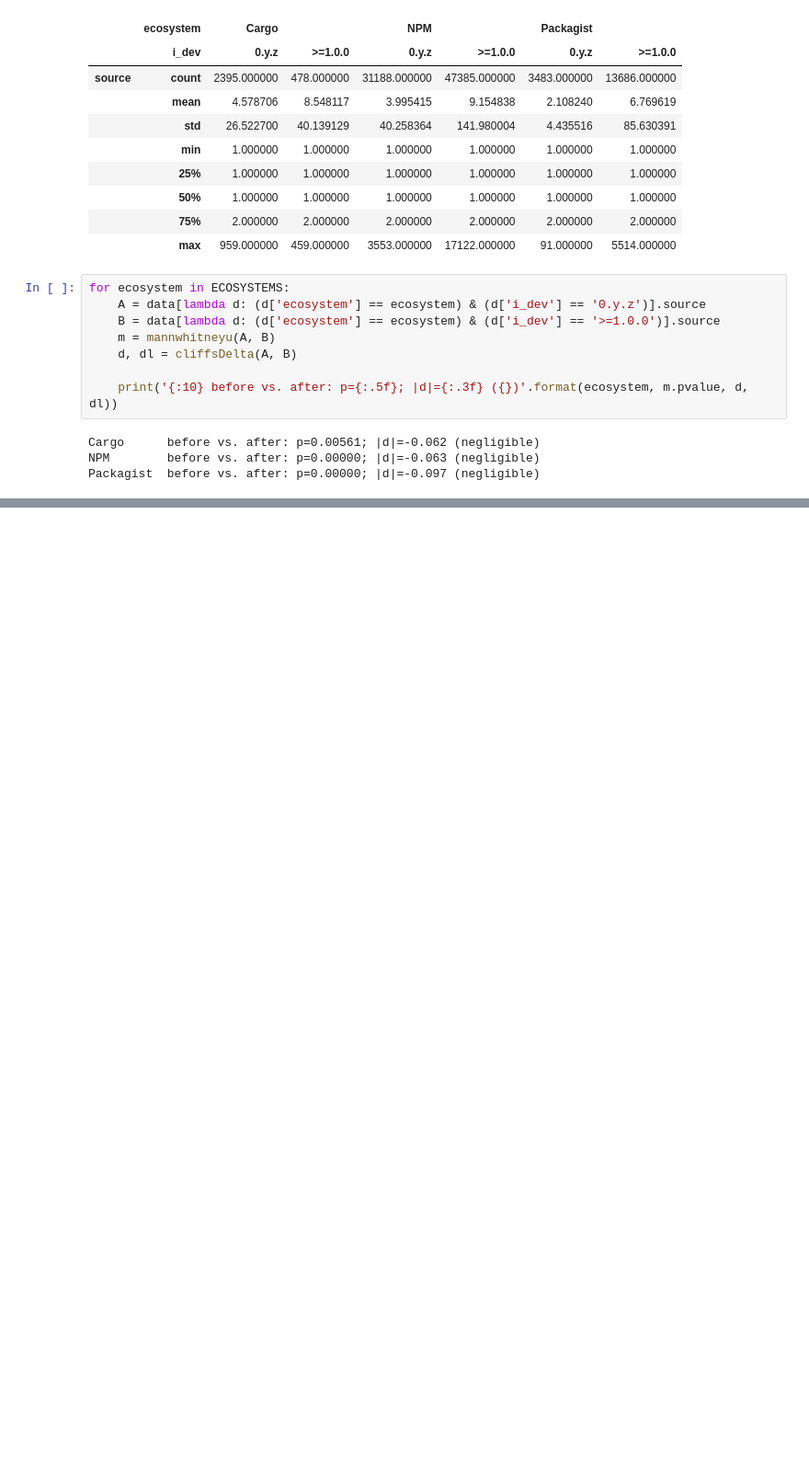
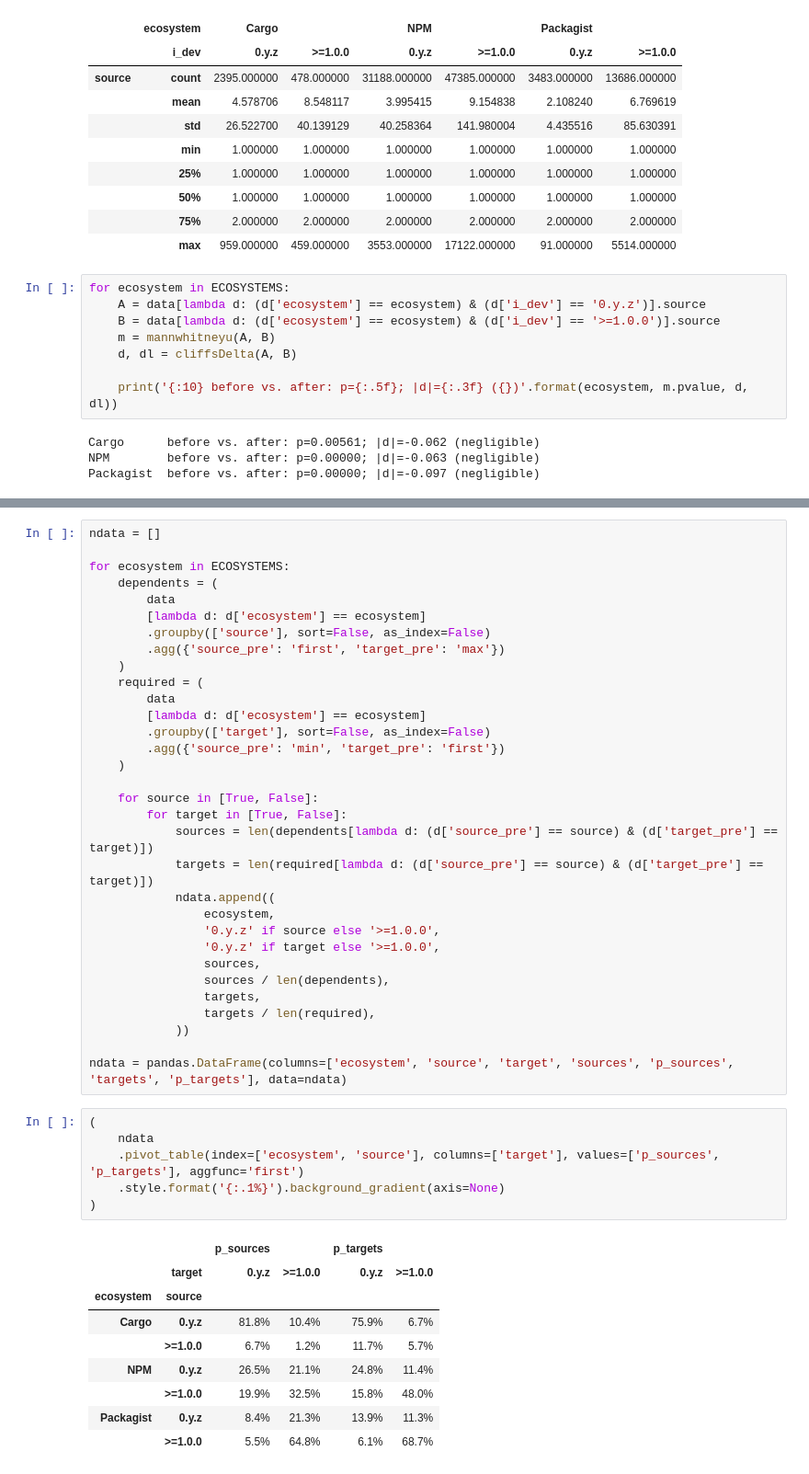
Before and after one commit to AlexandreDecan/secos-zero, a Jupyter notebook: notebooks/Magic zero.ipynb, the cells around one changed output, grey strips where cells are left out. Shown at 92% size. Saved outputs shown, nothing was run; the diff lists cells and outputs as text; blank space fills up the shorter version.

```diff
--- a/notebooks/Magic zero.ipynb
+++ b/notebooks/Magic zero.ipynb
@@ -715,0 +776,48 @@ _.reset_index().sort_values(['date', 'ecosystem', 'kind']).iloc[-2 * len(ECOSYST
+# %%
+ndata = []
+
+for ecosystem in ECOSYSTEMS:
+    dependents = (
+        data
+        [lambda d: d['ecosystem'] == ecosystem]
+        .groupby(['source'], sort=False, as_index=False)
+        .agg({'source_pre': 'first', 'target_pre': 'max'})
+    )
+    required = (
+        data
+        [lambda d: d['ecosystem'] == ecosystem]
+        .groupby(['target'], sort=False, as_index=False)
+        .agg({'source_pre': 'min', 'target_pre': 'first'})
+    )
+
+    for source in [True, False]:
+        for target in [True, False]:
+            sources = len(dependents[lambda d: (d['source_pre'] == source) & (d['target_pre'] == target)])
+            targets = len(required[lambda d: (d['source_pre'] == source) & (d['target_pre'] == target)])
+            ndata.append((
+                ecosystem,
+                '0.y.z' if source else '>=1.0.0',
+                '0.y.z' if target else '>=1.0.0',
+                sources,
+                sources / len(dependents),
+                targets,
+                targets / len(required),
+            ))
+
+ndata = pandas.DataFrame(columns=['ecosystem', 'source', 'target', 'sources', 'p_sources', 'targets', 'p_targets'], data=ndata)
+# %%
+(
+    ndata
+    .pivot_table(index=['ecosystem', 'source'], columns=['target'], values=['p_sources', 'p_targets'], aggfunc='first')
+    .style.format('{:.1%}').background_gradient(axis=None)
+)
+# %% [output]
+|  |  | p_sources |  | p_targets |  |
+|  | target | 0.y.z | >=1.0.0 | 0.y.z | >=1.0.0 |
+| ecosystem | source |  |  |  |  |
+| Cargo | 0.y.z | 81.8% | 10.4% | 75.9% | 6.7% |
+|  | >=1.0.0 | 6.7% | 1.2% | 11.7% | 5.7% |
+| NPM | 0.y.z | 26.5% | 21.1% | 24.8% | 11.4% |
+|  | >=1.0.0 | 19.9% | 32.5% | 15.8% | 48.0% |
+| Packagist | 0.y.z | 8.4% | 21.3% | 13.9% | 11.3% |
+|  | >=1.0.0 | 5.5% | 64.8% | 6.1% | 68.7% |
```
Also changed, not shown: parts of 20 cells of this notebook.
